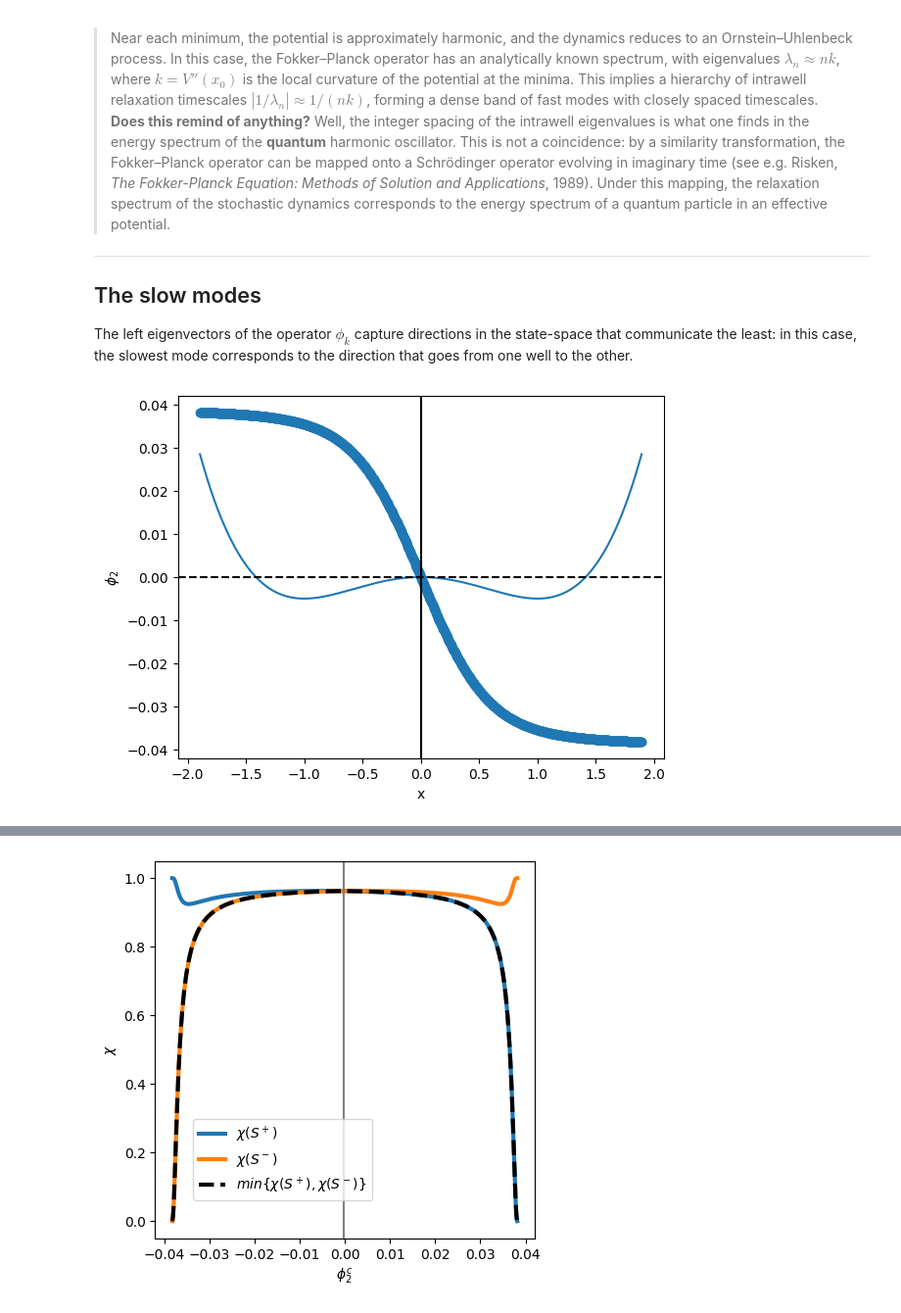
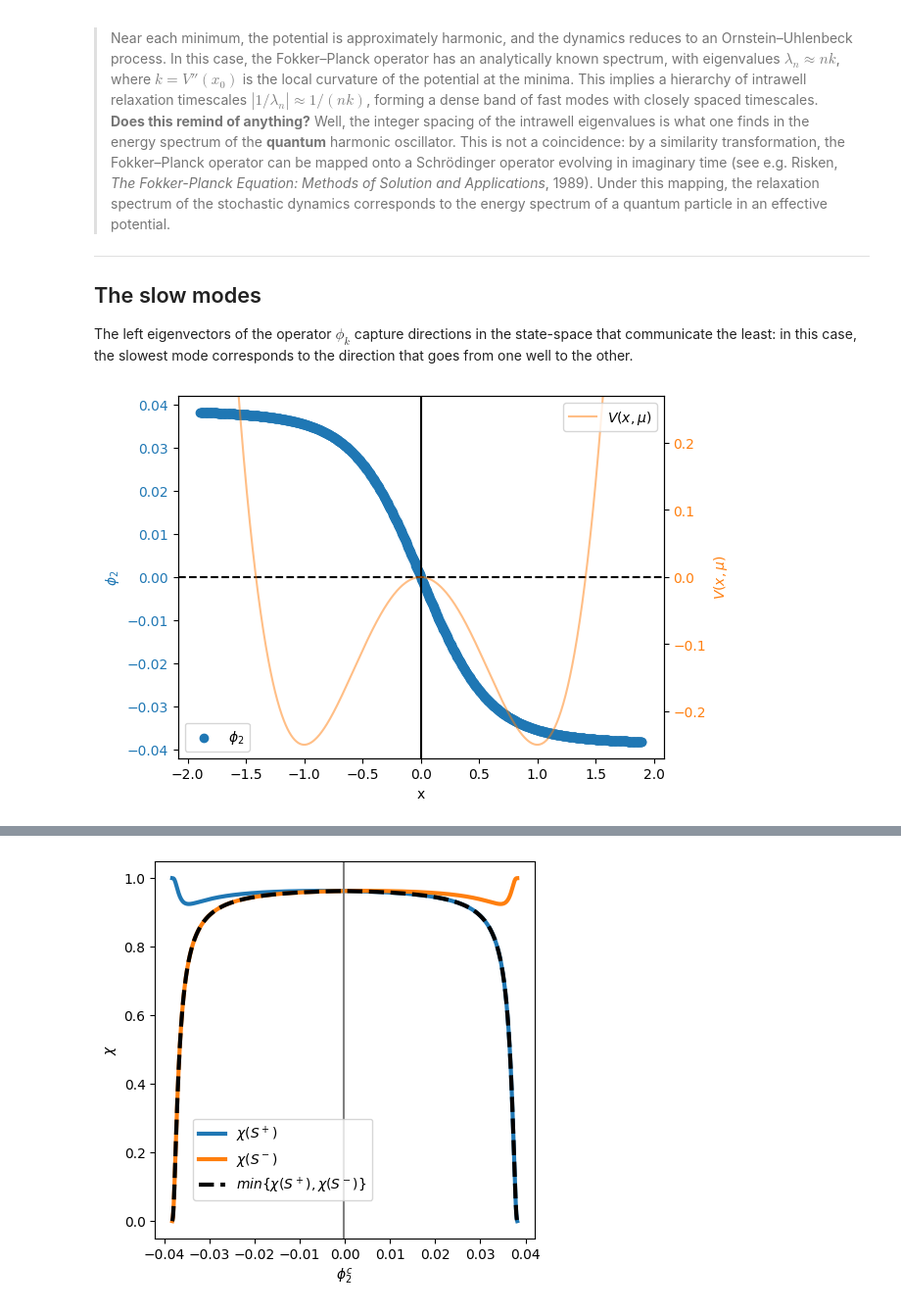
Before and after one commit to AntonioCCosta/DPG_PhysicsBehavior_2026, a Jupyter notebook: notebooks/notebook_1_theory_dw.ipynb, the cells around one changed output, grey strips where cells are left out. Shown at 98% size. Cells and saved outputs as stored; diff of their text form; code cells hidden in the pictures.

```diff
--- a/notebooks/notebook_1_theory_dw.ipynb
+++ b/notebooks/notebook_1_theory_dw.ipynb
@@ -555,16 +555,25 @@ eigvecs_bw = eigvecs_bw.real
 eigvecs_bw = eigvecs_bw/np.linalg.norm(eigvecs_bw,axis=0)
 
 phi2 = eigvecs_bw[:,1] #first non-trivial eigenvector
-# %%
-plt.scatter(x,phi2)
-# plt.plot(x,V(x,mu)/50)
-plt.axvline(0,c='k')
-plt.axhline(0,c='k',ls='--')
-plt.ylabel(r'$\phi_2$')
-plt.xlabel('x')
-plt.show()
-# %% [output]
-[figure, removed]
+# %%
+fig, ax1 = plt.subplots()
+ax1.scatter(x, phi2, color='C0', label=r'$\phi_2$')
+ax1.set_xlabel('x')
+ax1.set_ylabel(r'$\phi_2$', color='C0')
+ax1.tick_params(axis='y', labelcolor='C0')
+ax1.axvline(0, c='k')
+ax1.axhline(0, c='k', ls='--')
+ax2 = ax1.twinx()
+ax2.plot(x, V(x, mu), color='C1', label=r'$V(x, \mu)$',alpha=.5)
+ax2.set_ylabel(r'$V(x, \mu)$', color='C1')
+ax2.tick_params(axis='y', labelcolor='C1')
+ax2.set_ylim(-0.27,0.27)
+ax1.legend(loc='lower left')
+ax2.legend(loc='upper right')
+
+plt.show()
+# %% [output]
+[figure, added]
 # %% [markdown]
 As you can see, the sign structure of $\phi_2$ naturally splits the system into the two potential wells.
 
```
Also changed, not shown: parts of 3 cells of this notebook.
